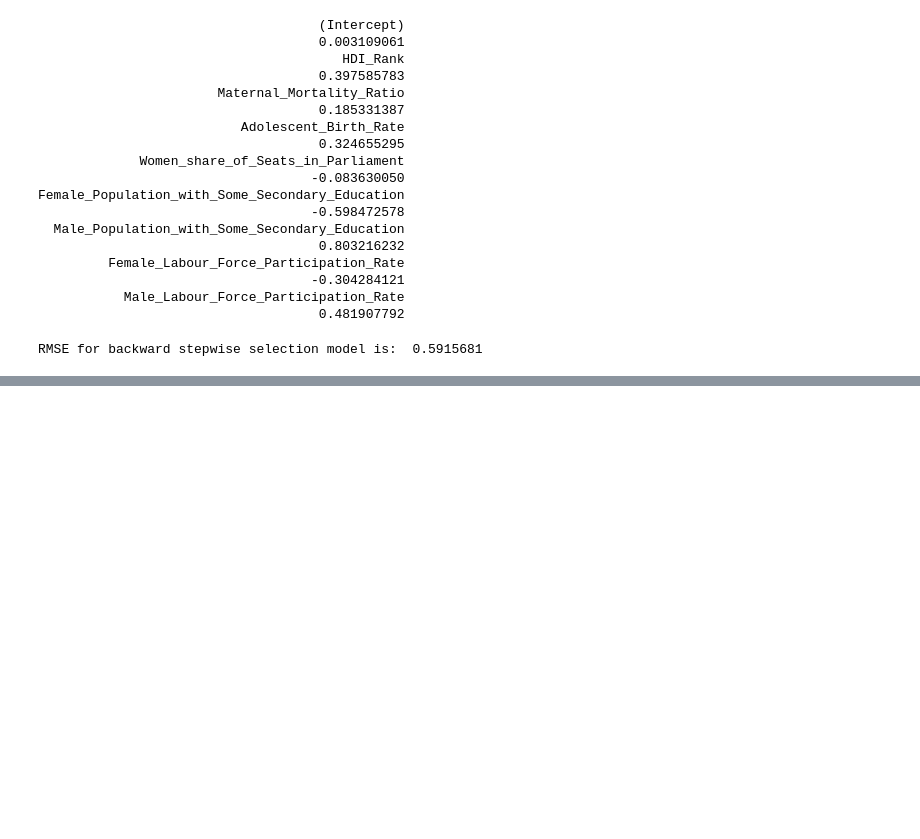
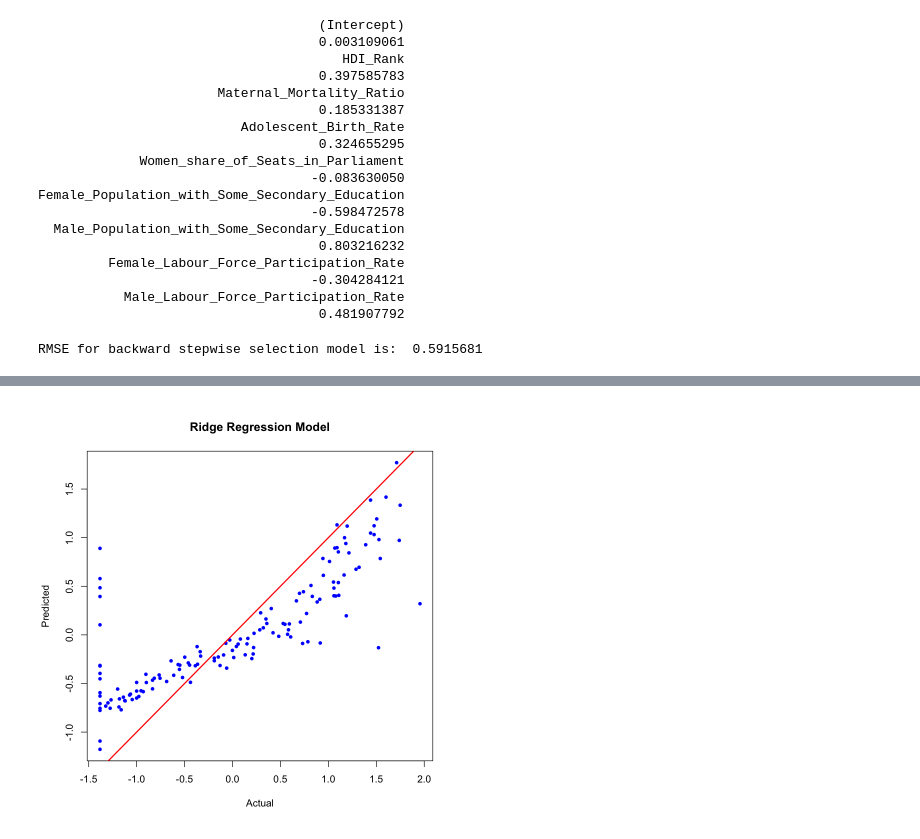
Before and after one commit to I-dontlikeit/512-project-group-10, a Jupyter notebook: code/models.ipynb, the cells around one changed output, grey strips where cells are left out. Saved outputs shown, nothing was run; the diff lists cells and outputs as text; code cells hidden in the pictures; blank space fills up the shorter version.

```diff
--- a/code/models.ipynb
+++ b/code/models.ipynb
@@ -262,0 +303,5 @@ RMSE for backward stepwise selection model is:  0.5915681
+# %%
+plot(train$Gender_Inequality_Index_Value, predict(fit_ridge_ftse, X), xlab = "Actual", ylab = "Predicted", col = "blue", pch = 20, title(main = "Ridge Regression Model"))
+abline(0, 1, col = "red", lwd = 2)
+# %% [output]
+[figure, added]
```
Also changed, not shown: parts of 5 cells of this notebook.
